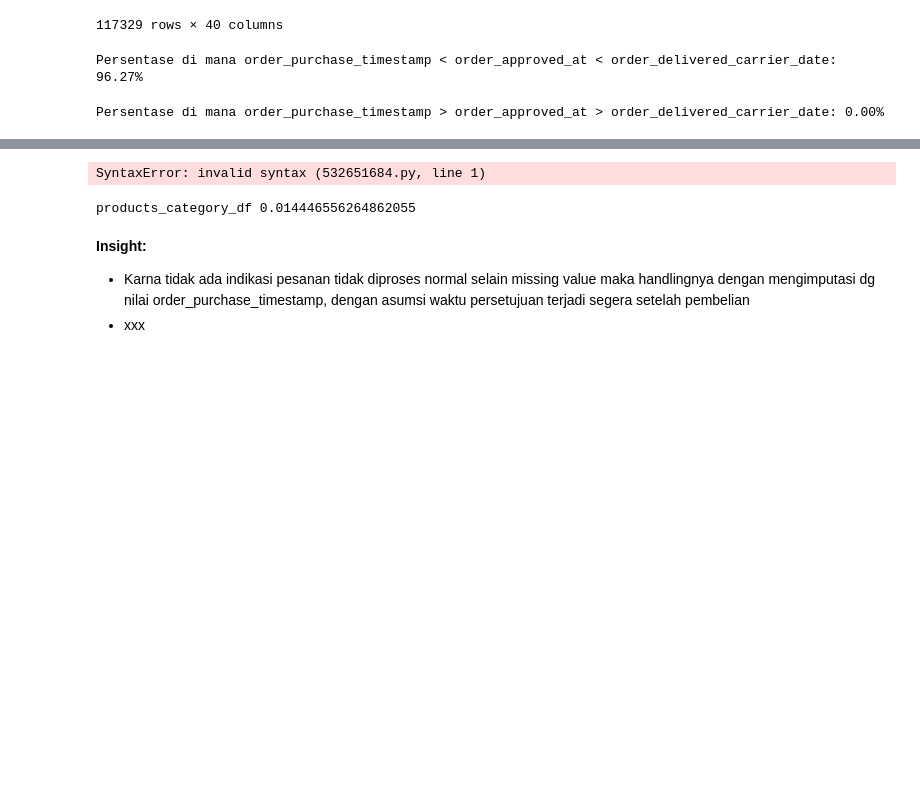
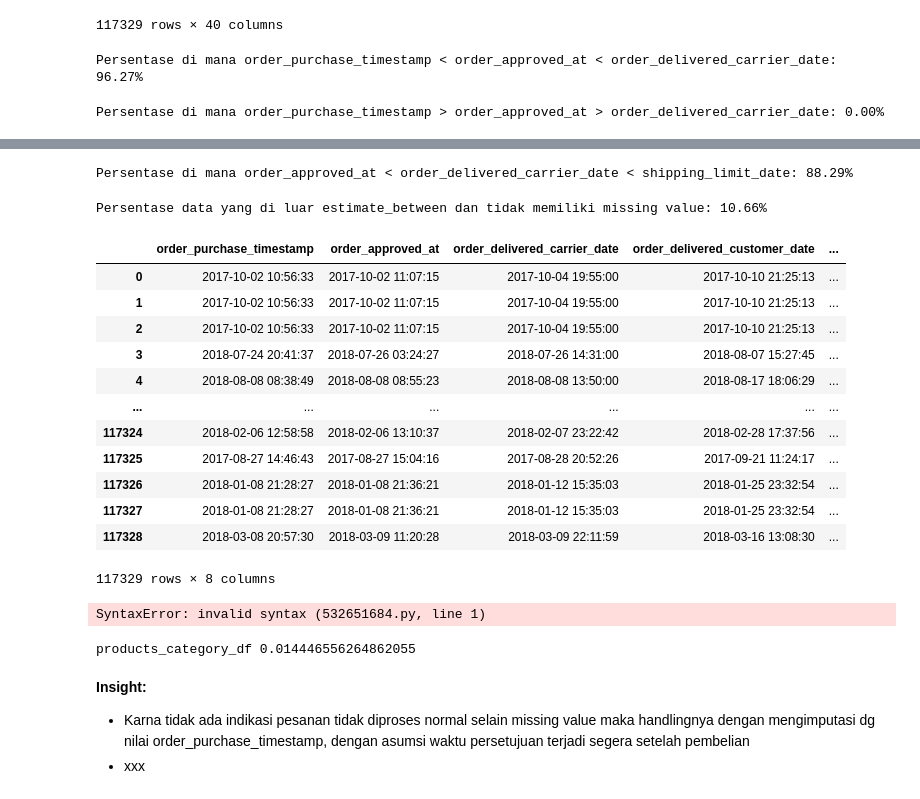
Before and after one commit to tiyasanin1/submisson_proyek_analisis_data, a Jupyter notebook: notebook.ipynb, the cells around one changed output, grey strips where cells are left out. Saved outputs shown, nothing was run; the diff lists cells and outputs as text; code cells hidden in the pictures; blank space fills up the shorter version.

Commit message:
update cleansing data

```diff
--- a/notebook.ipynb
+++ b/notebook.ipynb
@@ -283,3 +244,45 @@ invalid_rows
+# %%
+# cek order_delivered_carrier_date < shipping_limit_date < order_delivered_customer_date
+df['estimate_between'] = (df['order_delivered_carrier_date'] < df['shipping_limit_date']) &\
+    (df['order_approved_at'] < df['order_delivered_carrier_date'])
+
+# Hitung persentase di mana kondisi tersebut benar
+percentage_estimate_between = df['estimate_between'].mean() * 100
+print(f"Persentase di mana order_approved_at < order_delivered_carrier_date < shipping_limit_date: {percentage_estimate_between:.2f}%")
+# %% [output]
+Persentase di mana order_approved_at < order_delivered_carrier_date < shipping_limit_date: 88.29%
+# %%
+outside_estimate=~df['estimate_between']
+no_missing_val=df[['order_delivered_carrier_date', 'order_approved_at', 'shipping_limit_date']].notnull().all(axis=1)
+
+filter_data=df[outside_estimate & no_missing_val]
+percentage = (filter_data.shape[0] / df.shape[0]) * 100
+print(f"Persentase data yang di luar estimate_between dan tidak memiliki missing value: {percentage:.2f}%")
+# %% [output]
+Persentase data yang di luar estimate_between dan tidak memiliki missing value: 10.66%
+# %%
+# menghitung median durasinya
+median_carrier_time=(df['order_delivered_carrier_date']-df['order_approved_at']).median()
+
+#handling missing value pada column order_delivered_carrier_date
+df['order_delivered_carrier_date']=df['order_delivered_carrier_date'].fillna(df['order_approved_at']+median_carrier_time)
+# %%
+datetime_columns = df.select_dtypes(include=['datetime64[ns]'])
+datetime_columns
+# %% [output]
+|  | order_purchase_timestamp | order_approved_at | order_delivered_carrier_date | order_delivered_customer_date | ... |
+| 0 | 2017-10-02 10:56:33 | 2017-10-02 11:07:15 | 2017-10-04 19:55:00 | 2017-10-10 21:25:13 | ... |
+| 1 | 2017-10-02 10:56:33 | 2017-10-02 11:07:15 | 2017-10-04 19:55:00 | 2017-10-10 21:25:13 | ... |
+| 2 | 2017-10-02 10:56:33 | 2017-10-02 11:07:15 | 2017-10-04 19:55:00 | 2017-10-10 21:25:13 | ... |
+| 3 | 2018-07-24 20:41:37 | 2018-07-26 03:24:27 | 2018-07-26 14:31:00 | 2018-08-07 15:27:45 | ... |
+| 4 | 2018-08-08 08:38:49 | 2018-08-08 08:55:23 | 2018-08-08 13:50:00 | 2018-08-17 18:06:29 | ... |
+| ... | ... | ... | ... | ... | ... |
+| 117324 | 2018-02-06 12:58:58 | 2018-02-06 13:10:37 | 2018-02-07 23:22:42 | 2018-02-28 17:37:56 | ... |
+| 117325 | 2017-08-27 14:46:43 | 2017-08-27 15:04:16 | 2017-08-28 20:52:26 | 2017-09-21 11:24:17 | ... |
+| 117326 | 2018-01-08 21:28:27 | 2018-01-08 21:36:21 | 2018-01-12 15:35:03 | 2018-01-25 23:32:54 | ... |
+| 117327 | 2018-01-08 21:28:27 | 2018-01-08 21:36:21 | 2018-01-12 15:35:03 | 2018-01-25 23:32:54 | ... |
+| 117328 | 2018-03-08 20:57:30 | 2018-03-09 11:20:28 | 2018-03-09 22:11:59 | 2018-03-16 13:08:30 | ... |
+117329 rows × 8 columns
 # %%
 - review_comment_title -> 103437
 - review_comment_message -> 67650
```
Also changed, not shown: parts of 4 cells of this notebook.
